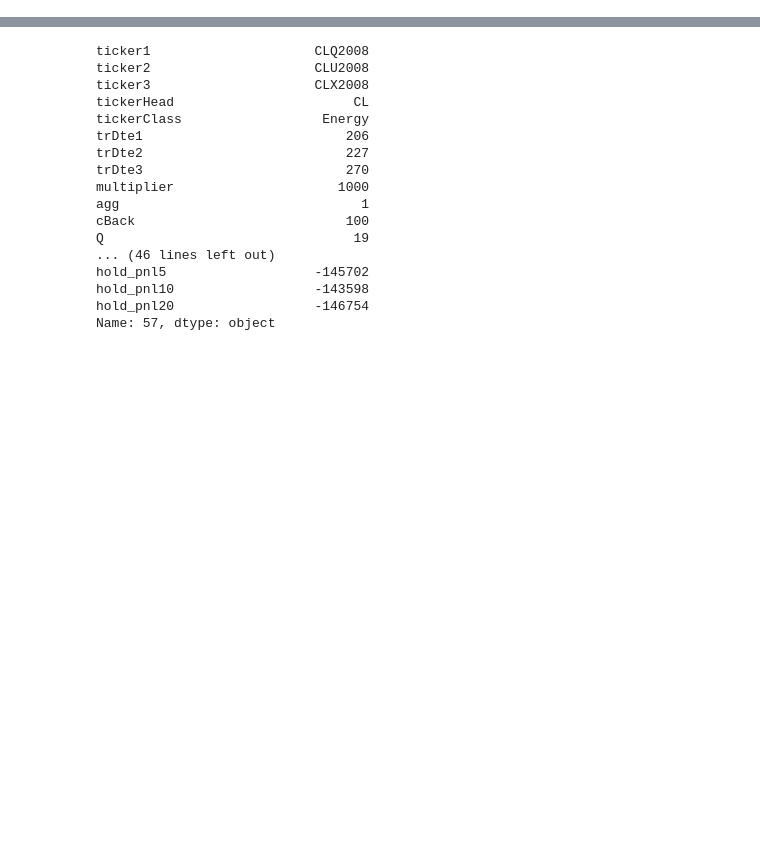
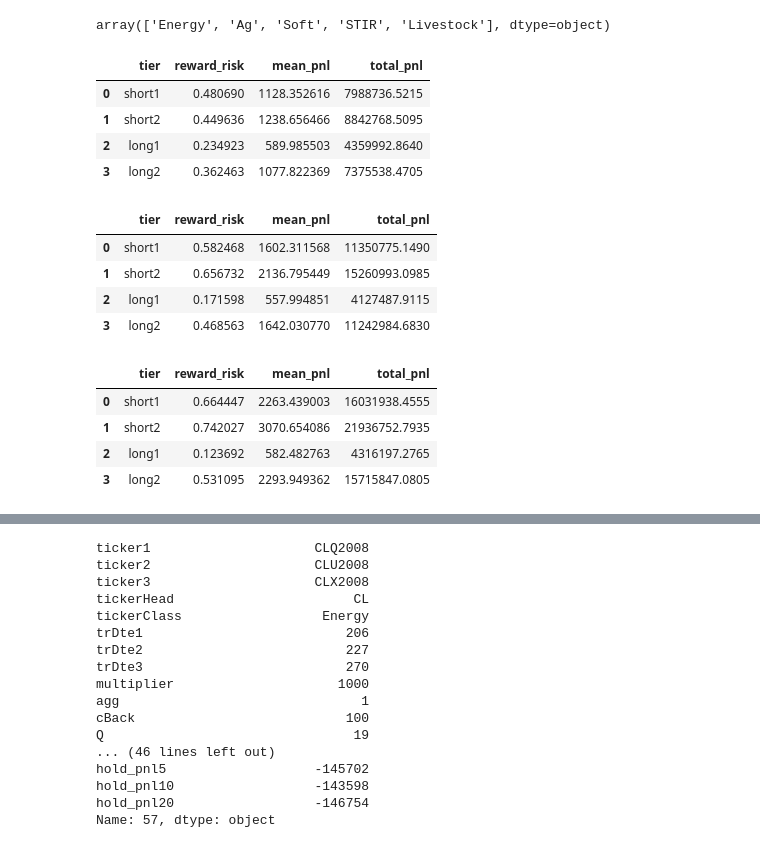
Before and after one commit to d0p34m1n3/repo_barbarossa, a Jupyter notebook: PycharmProjects/backtesting/test_backtest_futures_butterfly.ipynb, the cells around one changed output, grey strips where cells are left out. Drawn from its saved outputs; the diff is of its cells as text; code cells hidden in the pictures; blank space fills up the shorter version.

```diff
--- a/PycharmProjects/backtesting/test_backtest_futures_butterfly.ipynb
+++ b/PycharmProjects/backtesting/test_backtest_futures_butterfly.ipynb
@@ -67,40 +178,59 @@ bs.get_indicator_rr_double_table(trade_data=big_data,indicator_list=['z1','QF'],
+# %%
+big_data['tickerClass'].unique()
+# %% [output]
+array(['Energy', 'Ag', 'Soft', 'STIR', 'Livestock'], dtype=object)
 # %%
 import backtesting.backtest_stats as bs
 import pandas as pd
 from IPython.display import display
 
 trade_data = big_data
-pnl_field = 'hold_pnl20'
 
 pnl_field_list = ['hold_pnl5','hold_pnl10','hold_pnl20']
 
 for pnl_field in pnl_field_list:
     standard_short_stats1 = bs.get_summary_stats(trade_data[(trade_data['z1']>=0.6) &
                                                      (trade_data['z1']<1.2) &
                                                       (trade_data['QF']>=85)][pnl_field].values)
     standard_short_stats2 = bs.get_summary_stats(trade_data[(trade_data['z1']>=1.2) &
                                                       (trade_data['QF']>=85)][pnl_field].values)
 
     standard_long_stats1 = bs.get_summary_stats(trade_data[(trade_data['z1']<=-0.6) &
                                                      (trade_data['z1']>-1.2) &
                                                       (trade_data['QF']<=12)][pnl_field].values)
 
     standard_long_stats2 = bs.get_summary_stats(trade_data[(trade_data['z1']<=-1.2) &
                                                       (trade_data['QF']<=12)][pnl_field].values)
 
     summary_frame = pd.DataFrame.from_items([('tier', ['short1','short2','long1','long2']),
                          ('reward_risk', [standard_short_stats1['reward_risk'],
                                          standard_short_stats2['reward_risk'],
                                          standard_long_stats1['reward_risk'],
                                          standard_long_stats2['reward_risk']]),
                          ('mean_pnl', [standard_short_stats1['mean_pnl'],
                                          standard_short_stats2['mean_pnl'],
                                          standard_long_stats1['mean_pnl'],
                                          standard_long_stats2['mean_pnl']]),
                         ('total_pnl', [standard_short_stats1['total_pnl'],
                                          standard_short_stats2['total_pnl'],
                                          standard_long_stats1['total_pnl'],
                                          standard_long_stats2['total_pnl']])])
     display(summary_frame)
 
 # waiting for a month seems to provide better results although this is more true for short then longs
+# %% [output]
+|  | tier | reward_risk | mean_pnl | total_pnl |
+| 0 | short1 | 0.480690 | 1128.352616 | 7988736.5215 |
+| 1 | short2 | 0.449636 | 1238.656466 | 8842768.5095 |
+| 2 | long1 | 0.234923 | 589.985503 | 4359992.8640 |
+| 3 | long2 | 0.362463 | 1077.822369 | 7375538.4705 |
+|  | tier | reward_risk | mean_pnl | total_pnl |
+| 0 | short1 | 0.582468 | 1602.311568 | 11350775.1490 |
+| 1 | short2 | 0.656732 | 2136.795449 | 15260993.0985 |
+| 2 | long1 | 0.171598 | 557.994851 | 4127487.9115 |
+| 3 | long2 | 0.468563 | 1642.030770 | 11242984.6830 |
+|  | tier | reward_risk | mean_pnl | total_pnl |
+| 0 | short1 | 0.664447 | 2263.439003 | 16031938.4555 |
+| 1 | short2 | 0.742027 | 3070.654086 | 21936752.7935 |
+| 2 | long1 | 0.123692 | 582.482763 | 4316197.2765 |
+| 3 | long2 | 0.531095 | 2293.949362 | 15715847.0805 |
```
Also changed, not shown: parts of 18 cells of this notebook.
